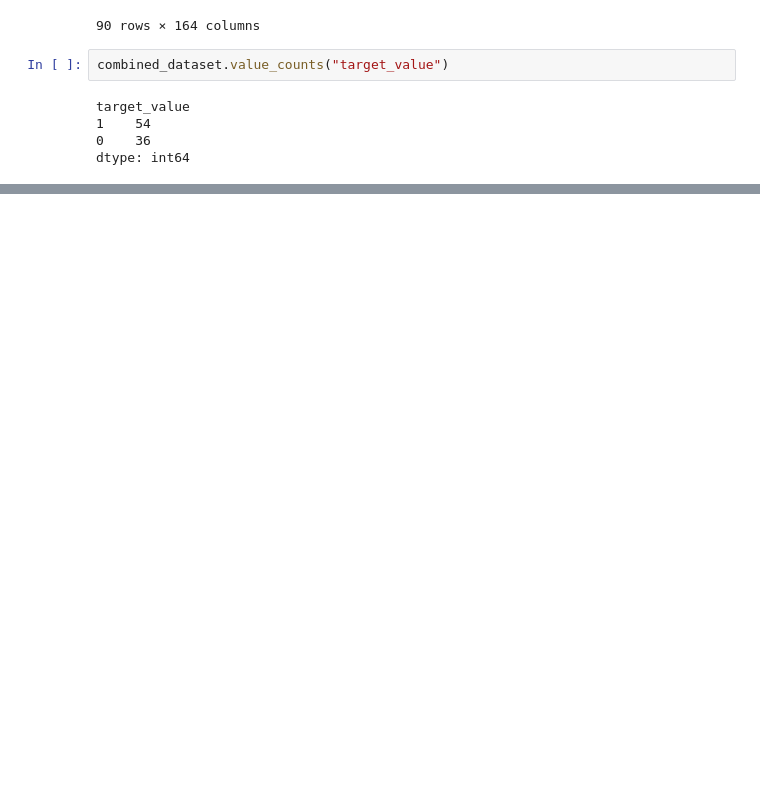
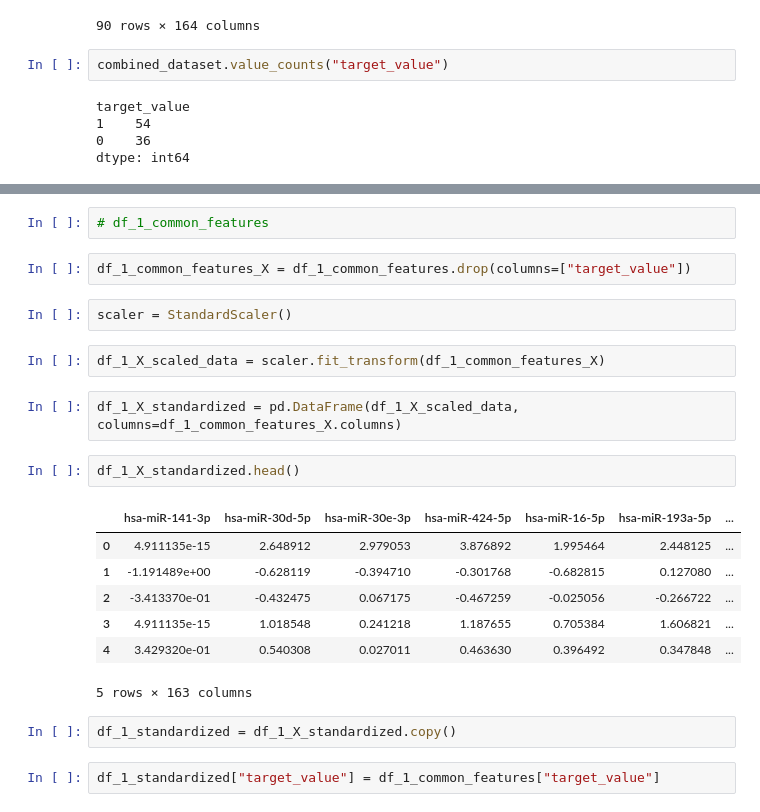
Before and after one commit to Sachira-Heshan/omic-data-and-machine-learning-in-the-identification-of-coronary-artery-disease, a Jupyter notebook: combine_datasets.ipynb, the cells around one changed output, grey strips where cells are left out. Drawn from its saved outputs; the diff is of its cells as text; blank space fills up the shorter version.

```diff
--- a/combine_datasets.ipynb
+++ b/combine_datasets.ipynb
@@ -257,0 +262,24 @@ dtype: int64
+# %%
+# df_1_common_features
+# %%
+df_1_common_features_X = df_1_common_features.drop(columns=["target_value"])
+# %%
+scaler = StandardScaler()
+# %%
+df_1_X_scaled_data = scaler.fit_transform(df_1_common_features_X)
+# %%
+df_1_X_standardized = pd.DataFrame(df_1_X_scaled_data, columns=df_1_common_features_X.columns)
+# %%
+df_1_X_standardized.head()
+# %% [output]
+|  | hsa-miR-141-3p | hsa-miR-30d-5p | hsa-miR-30e-3p | hsa-miR-424-5p | hsa-miR-16-5p | hsa-miR-193a-5p | ... |
+| 0 | 4.911135e-15 | 2.648912 | 2.979053 | 3.876892 | 1.995464 | 2.448125 | ... |
+| 1 | -1.191489e+00 | -0.628119 | -0.394710 | -0.301768 | -0.682815 | 0.127080 | ... |
+| 2 | -3.413370e-01 | -0.432475 | 0.067175 | -0.467259 | -0.025056 | -0.266722 | ... |
+| 3 | 4.911135e-15 | 1.018548 | 0.241218 | 1.187655 | 0.705384 | 1.606821 | ... |
+| 4 | 3.429320e-01 | 0.540308 | 0.027011 | 0.463630 | 0.396492 | 0.347848 | ... |
+5 rows × 163 columns
+# %%
+df_1_standardized = df_1_X_standardized.copy()
+# %%
+df_1_standardized["target_value"] = df_1_common_features["target_value"]
```
Also changed, not shown: parts of 19 cells of this notebook.
